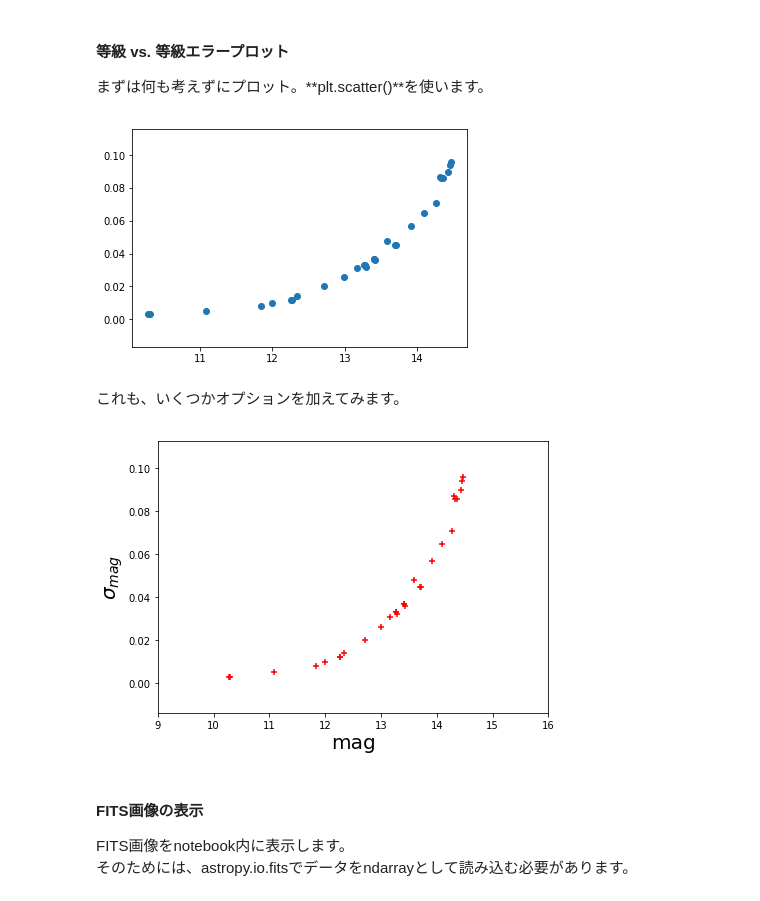
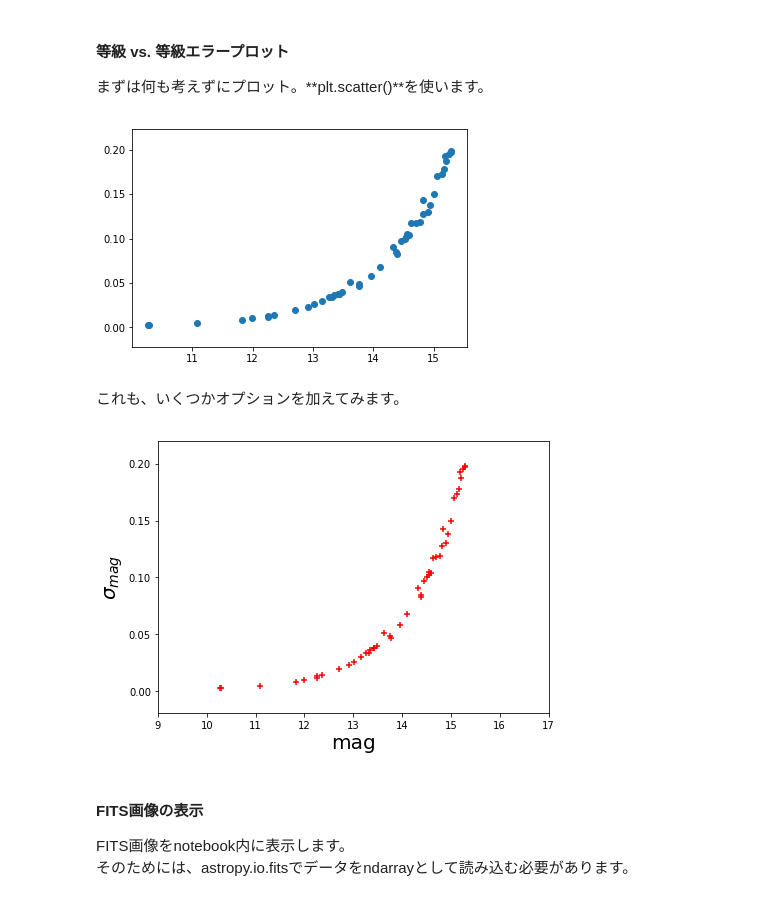
Before and after one commit to yas-nakajima/tohoku2017python, a Jupyter notebook: course6_matplotlib.ipynb, the cells around one changed output. Saved outputs shown, nothing was run; the diff lists cells and outputs as text; code cells hidden in the pictures.

```diff
--- a/course6_matplotlib.ipynb
+++ b/course6_matplotlib.ipynb
@@ -25,7 +25,7 @@ numpy.loadtxt()を用いてこのデータを読み込みます。
 # %%
 import numpy as np
 # %%
-mlist = np.loadtxt('result_calib.txt')
+mlist = np.loadtxt('result1calib.txt')
 # %% [markdown]
 ndarray形式で読み込まれます。array([[x, y, 等級, 等級エラー], [x, y, 等級, 等級エラー], .... ] )
 ここでまずは欲しいのが、各星の等級と等級エラーのペアです。
@@ -80,18 +80,18 @@ plt.hist?
 plt.scatter(mag, merr)
 plt.show()
 # %% [output]
-[figure, old version]
+[figure, new version]
 # %% [markdown]
 これも、いくつかオプションを加えてみます。
 # %%
 plt.figure(figsize=(7, 5))
 plt.scatter(mag, merr, marker='+', color='red')
-plt.xlim(9, 16)
+plt.xlim(9, 17)
 plt.xlabel('mag', fontsize=20)
 plt.ylabel('$\sigma_{mag}$', fontsize=20) # TeXの表記がつかえます
 plt.show()
 # %% [output]
-[figure, old version]
+[figure, new version]
 # %% [markdown]
 #### FITS画像の表示
 
```
Also changed, not shown: parts of 10 cells of this notebook, 4 other files.
